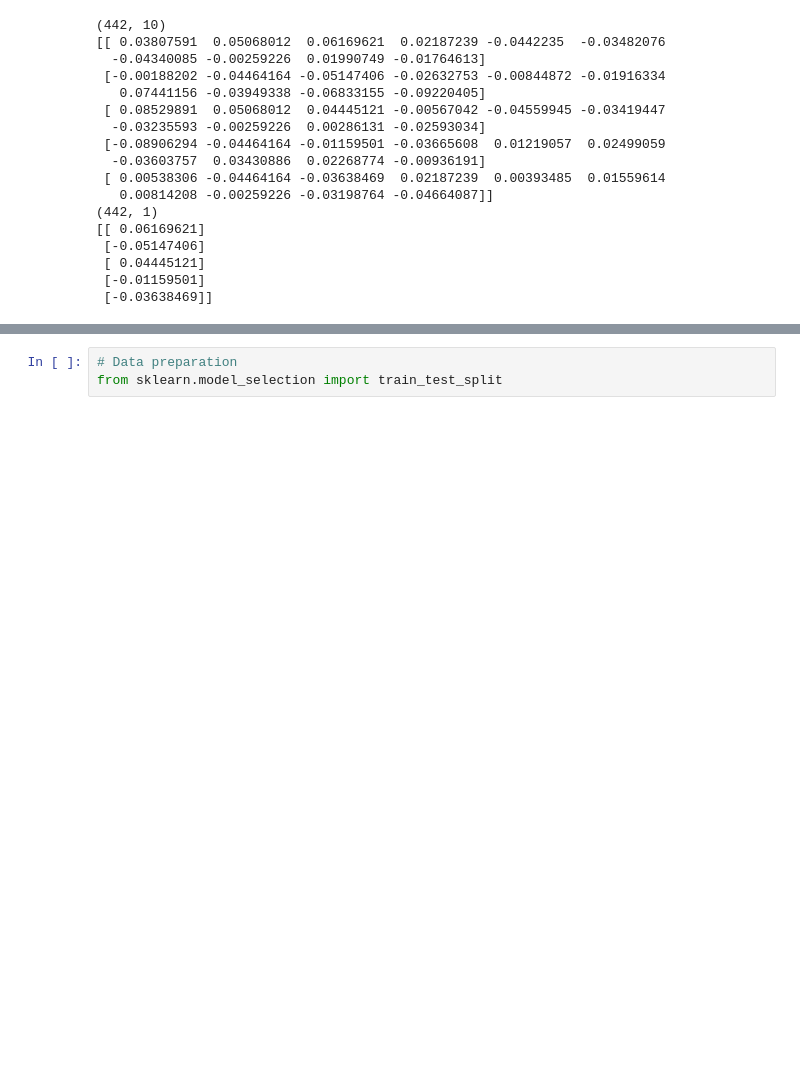
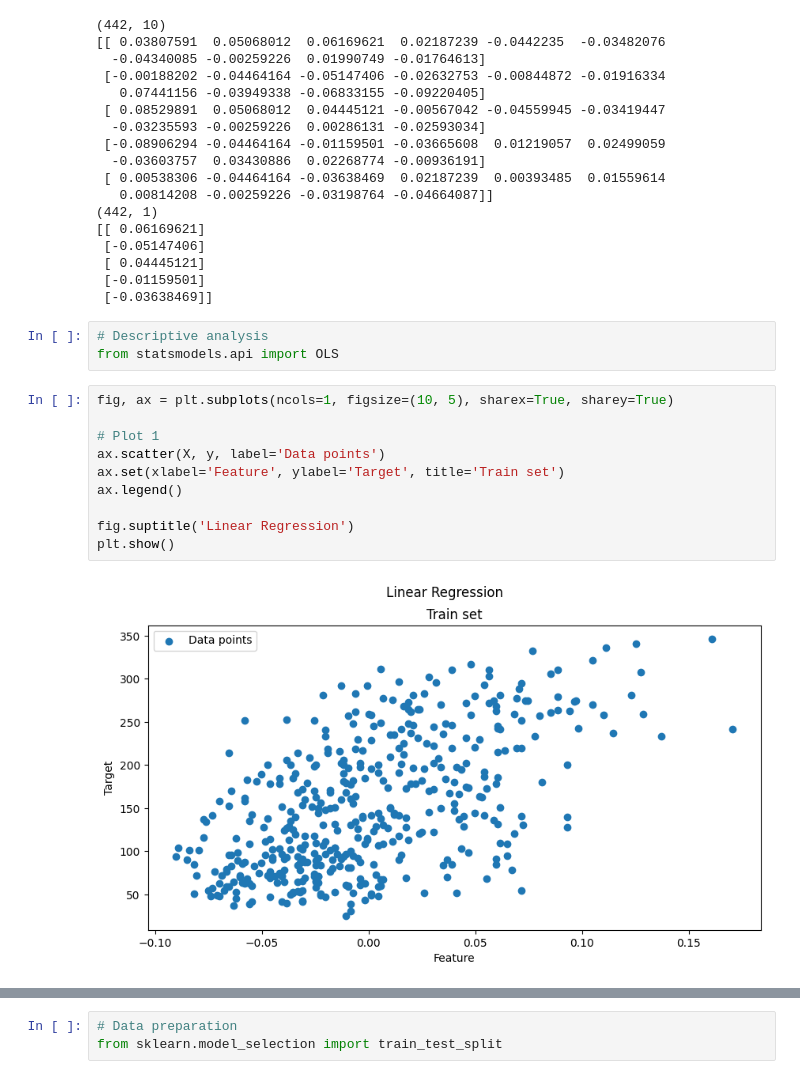
Before and after one commit to matt-rw/stat-tools, a Jupyter notebook: linregress/ols.ipynb, the cells around one changed output, grey strips where cells are left out. Saved outputs shown, nothing was run; the diff lists cells and outputs as text; blank space fills up the shorter version.

```diff
--- a/linregress/ols.ipynb
+++ b/linregress/ols.ipynb
@@ -61,3 +61,18 @@ print(X[:5])
  [ 0.04445121]
  [-0.01159501]
  [-0.03638469]]
+# %%
+# Descriptive analysis
+from statsmodels.api import OLS
+# %%
+fig, ax = plt.subplots(ncols=1, figsize=(10, 5), sharex=True, sharey=True)
+
+# Plot 1
+ax.scatter(X, y, label='Data points')
+ax.set(xlabel='Feature', ylabel='Target', title='Train set')
+ax.legend()
+
+fig.suptitle('Linear Regression')
+plt.show()
+# %% [output]
+[figure, added]
```
Also changed, not shown: parts of 2 cells of this notebook.
